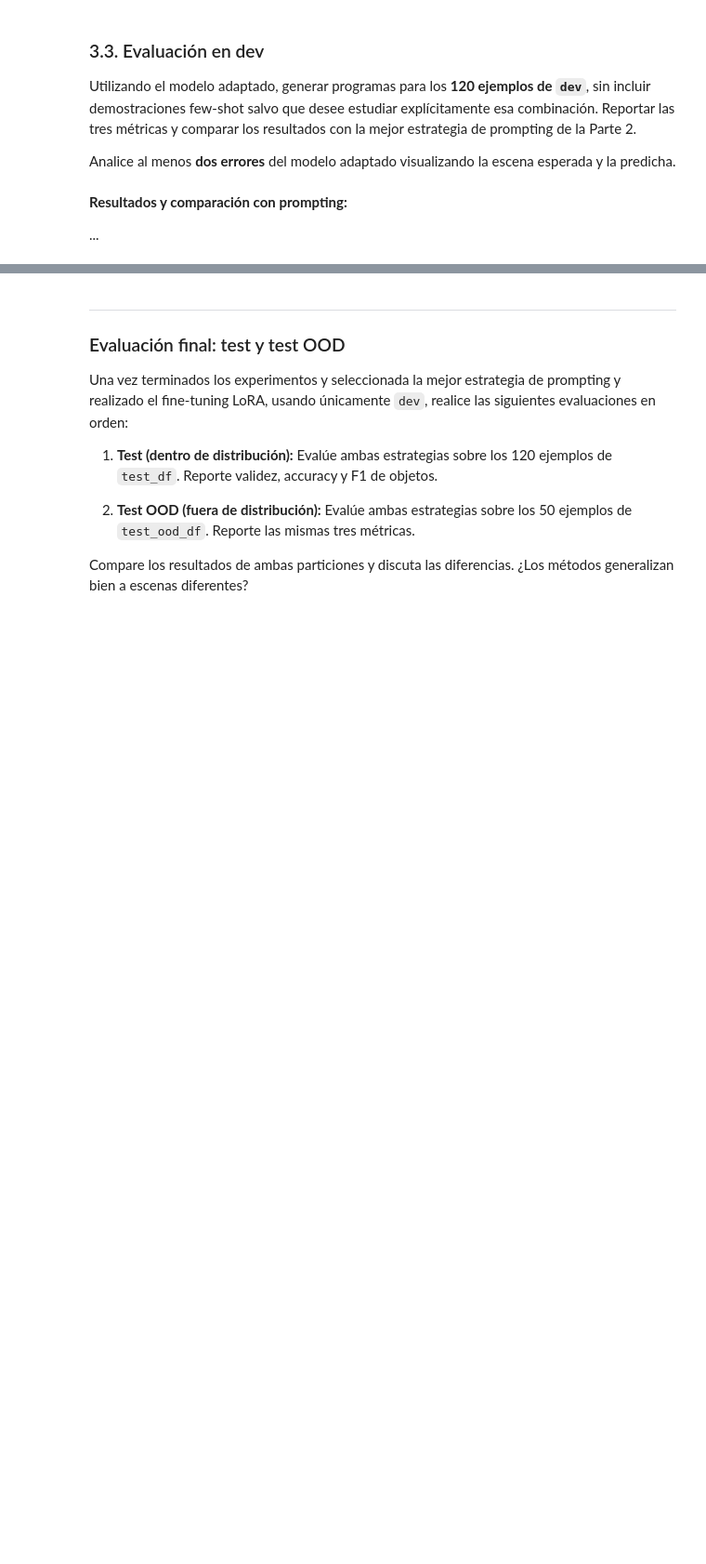
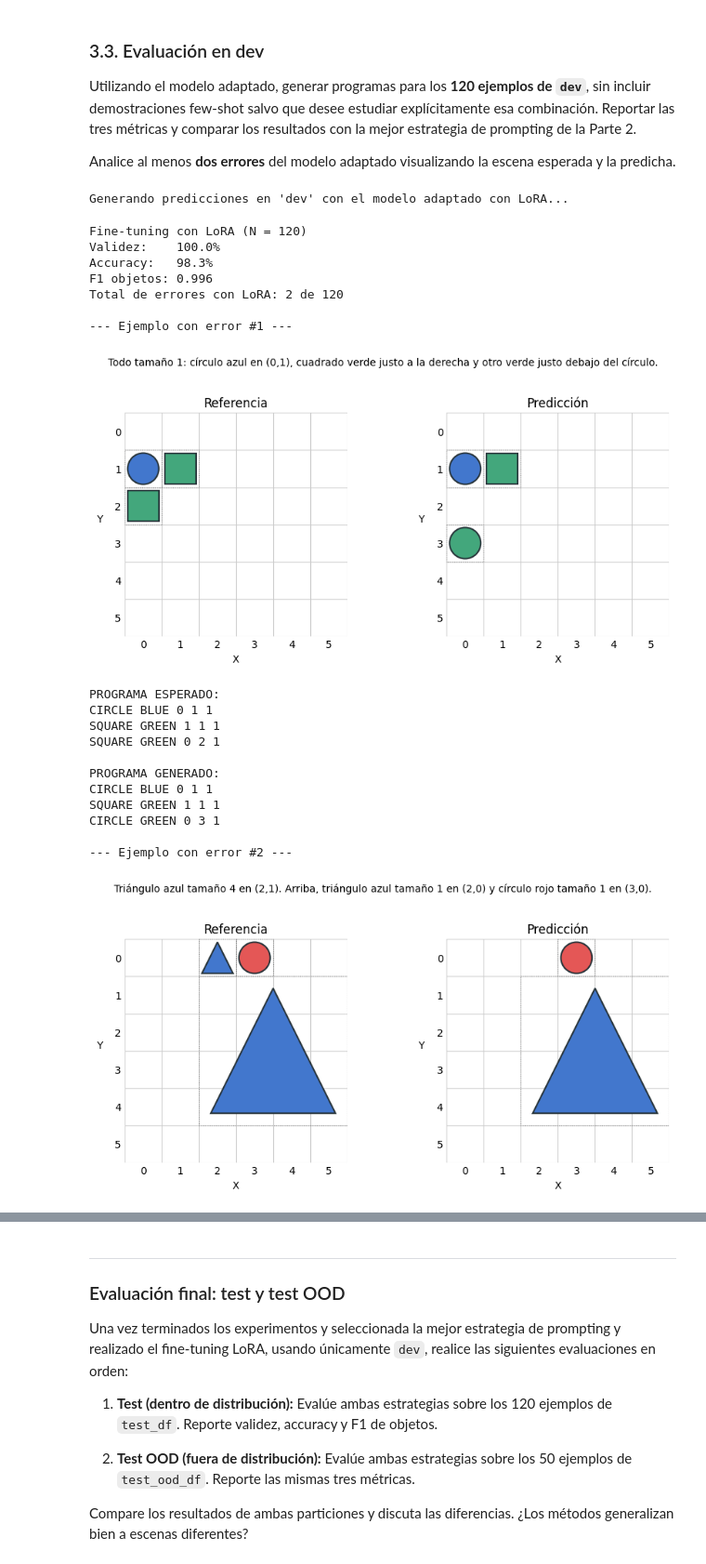
Before and after one commit to santitucci/MCDAA_RNLN_Grupo_13_Lab2, a Jupyter notebook: RNLN_2026_lab2.ipynb, the cells around one changed output, grey strips where cells are left out. Shown at 93% size. Cells and saved outputs as stored; diff of their text form; code cells hidden in the pictures; blank space fills up the shorter version.

```diff
--- a/RNLN_2026_lab2.ipynb
+++ b/RNLN_2026_lab2.ipynb
@@ -1473,4 +1625,57 @@ Analice al menos **dos errores** del modelo adaptado visualizando la escena espe
-# %% [markdown]
-**Resultados y comparación con prompting:**
-
-...
+# %%
+# Generar predicciones con el modelo adaptado LoRA sobre el conjunto de desarrollo (dev_df)
+from tqdm import auto as tqdm_auto
+import pandas as pd
+
+predictions_lora = []
+
+print("Generando predicciones en 'dev' con el modelo adaptado con LoRA...")
+for i in tqdm_auto.tqdm(range(dev_df.shape[0])):
+    instruccion_actual = dev_df.iloc[i]['instruccion']
+
+    # Usamos la misma estructura de mensajes que en el entrenamiento de LoRA
+    messages = build_messages(instruccion_actual)
+
+    # Generamos la respuesta con nuestro modelo adaptado
+    programa_generado = generate_response(messages, max_new_tokens=96)
+    predictions_lora.append(programa_generado)
+
+# Evaluar los resultados
+resultados_lora = evaluate_predictions(dev_df, predictions_lora)
+show_metrics(resultados_lora, name='Fine-tuning con LoRA')
+
+# Filtrar errores para análisis
+errores_lora_idx = resultados_lora.index[~resultados_lora['exacto']].tolist()
+print(f"Total de errores con LoRA: {len(errores_lora_idx)} de {len(dev_df)}")
+
+# Visualizar dos ejemplos de error con el modelo adaptado
+if len(errores_lora_idx) >= 2:
+    print("\n--- Ejemplo con error #1 ---")
+    compare_drawings(resultados_lora, index=errores_lora_idx[0])
+    print("\n--- Ejemplo con error #2 ---")
+    compare_drawings(resultados_lora, index=errores_lora_idx[1])
+elif len(errores_lora_idx) >= 1:
+    print("\n--- Ejemplo con error ---")
+    compare_drawings(resultados_lora, index=errores_lora_idx[0])
+# %% [output]
+Generando predicciones en 'dev' con el modelo adaptado con LoRA...
+Fine-tuning con LoRA (N = 120)
+Validez:    100.0%
+Accuracy:   98.3%
+F1 objetos: 0.996
+Total de errores con LoRA: 2 de 120
+
+--- Ejemplo con error #1 ---
+[figure, added]
+PROGRAMA ESPERADO:
+CIRCLE BLUE 0 1 1
+SQUARE GREEN 1 1 1
+SQUARE GREEN 0 2 1
+
+PROGRAMA GENERADO:
+CIRCLE BLUE 0 1 1
+SQUARE GREEN 1 1 1
+CIRCLE GREEN 0 3 1
+
+--- Ejemplo con error #2 ---
+[figure, added]
```
Also changed, not shown: parts of 36 cells of this notebook, 6 other files.
